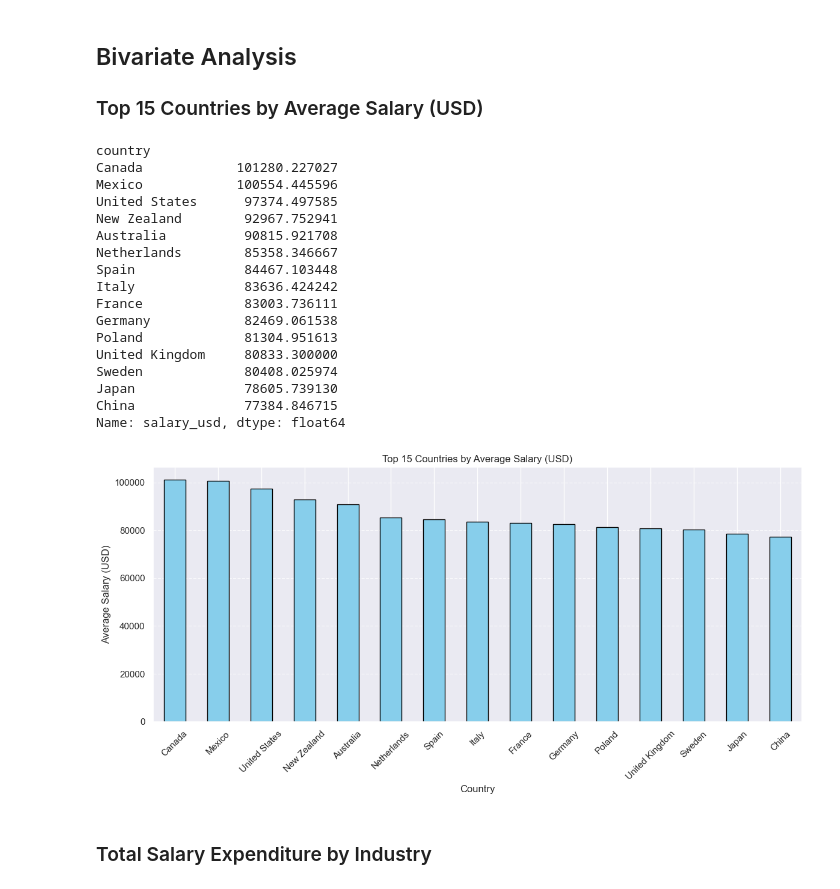
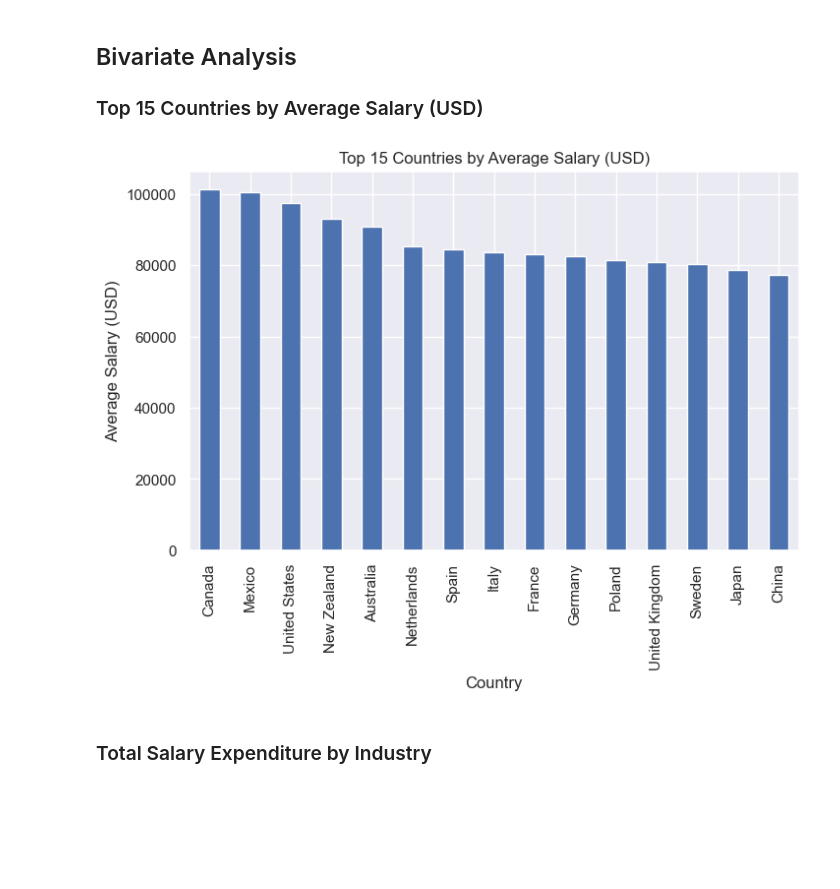
Before and after one commit to Obai04/Machine-Learning, a Jupyter notebook: CCSIT_ARTI308_Lab3.ipynb, the cells around one changed output. Cells and saved outputs as stored; diff of their text form; code cells hidden in the pictures; blank space fills up the shorter version.

```diff
--- a/CCSIT_ARTI308_Lab3.ipynb
+++ b/CCSIT_ARTI308_Lab3.ipynb
@@ -213,44 +213,20 @@ plt.show()
 # %%
 df['salary_usd'] = pd.to_numeric(df['salary_usd'], errors='coerce')
 
 # 3. Exploratory Data Analysis (EDA)
 # We calculate Average Salary and take the Top 15 countries for a cleaner chart
 country_avg_salary = df.groupby('country')['salary_usd'].mean().sort_values(ascending=False).head(15)
 
 # 4. Visualization
-plt.figure(figsize=(12, 6))
-country_avg_salary.plot(kind='bar', color='skyblue', edgecolor='black')
+plt.figure(figsize=(8,5))
+country_avg_salary.plot(kind='bar')
 
 plt.title("Top 15 Countries by Average Salary (USD)")
 plt.xlabel("Country")
 plt.ylabel("Average Salary (USD)")
-plt.xticks(rotation=45)
-plt.grid(axis='y', linestyle='--', alpha=0.7)
-plt.tight_layout()
-
-
-
-# Display result
-print(country_avg_salary)
+plt.show()
 # %% [output]
-country
-Canada            101280.227027
-Mexico            100554.445596
-United States      97374.497585
-New Zealand        92967.752941
-Australia          90815.921708
-Netherlands        85358.346667
-Spain              84467.103448
-Italy              83636.424242
-France             83003.736111
-Germany            82469.061538
-Poland             81304.951613
-United Kingdom     80833.300000
-Sweden             80408.025974
-Japan              78605.739130
-China              77384.846715
-Name: salary_usd, dtype: float64
-[figure, old version]
+[figure, new version]
 # %% [markdown]
 ### Total Salary Expenditure by Industry
 # %%
```
Also changed, not shown: parts of 3 cells of this notebook.
